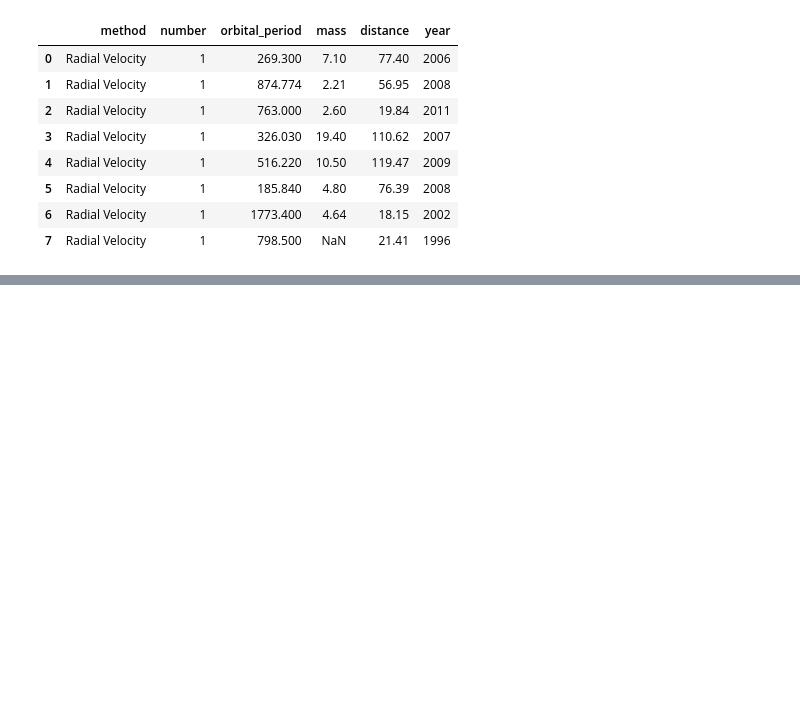
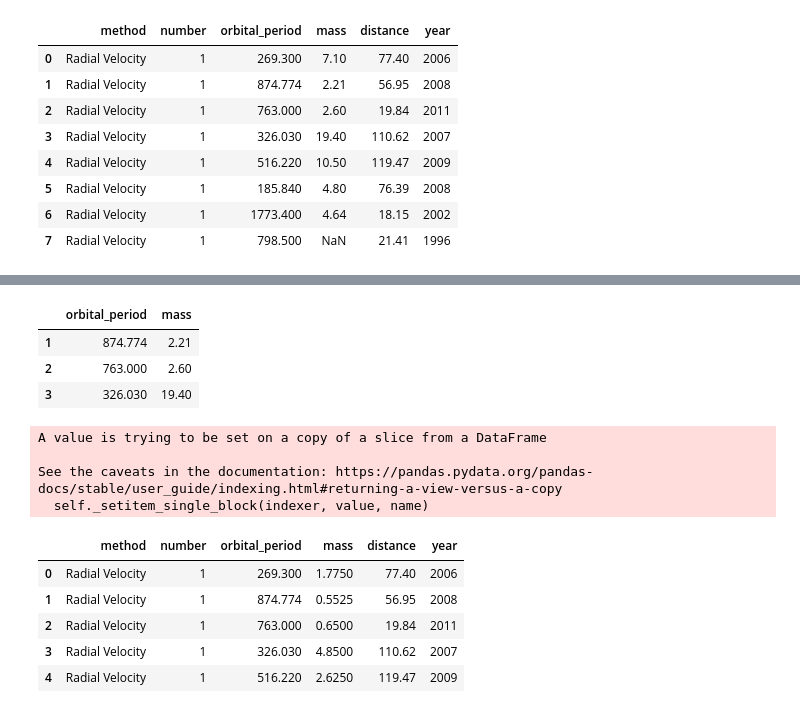
Before and after one commit to vibhutivadje/LV_python, a Jupyter notebook: Basic_Python_For_Data_Analysis.ipynb, the cells around one changed output, grey strips where cells are left out. Cells and saved outputs as stored; diff of their text form; code cells hidden in the pictures; blank space fills up the shorter version.

```diff
--- a/Basic_Python_For_Data_Analysis.ipynb
+++ b/Basic_Python_For_Data_Analysis.ipynb
@@ -34,0 +51,27 @@ planets[0:8]
+# %%
+planets.iloc[1:4,2:4]
+# %% [output]
+|  | orbital_period | mass |
+| 1 | 874.774 | 2.21 |
+| 2 | 763.000 | 2.60 |
+| 3 | 326.030 | 19.40 |
+# %%
+for i in range(len(planets)):
+    if i<8:
+        planets['mass'].iloc[i] = planets['mass'].iloc[i]/4
+    else:
+        planets['mass'].iloc[i]/8
+# %% [output]
+A value is trying to be set on a copy of a slice from a DataFrame
+
+See the caveats in the documentation: https://pandas.pydata.org/pandas-docs/stable/user_guide/indexing.html#returning-a-view-versus-a-copy
+  self._setitem_single_block(indexer, value, name)
+# %%
+planets.head()
+# %% [output]
+|  | method | number | orbital_period | mass | distance | year |
+| 0 | Radial Velocity | 1 | 269.300 | 1.7750 | 77.40 | 2006 |
+| 1 | Radial Velocity | 1 | 874.774 | 0.5525 | 56.95 | 2008 |
+| 2 | Radial Velocity | 1 | 763.000 | 0.6500 | 19.84 | 2011 |
+| 3 | Radial Velocity | 1 | 326.030 | 4.8500 | 110.62 | 2007 |
+| 4 | Radial Velocity | 1 | 516.220 | 2.6250 | 119.47 | 2009 |
```
Also changed, not shown: parts of 17 cells of this notebook.
